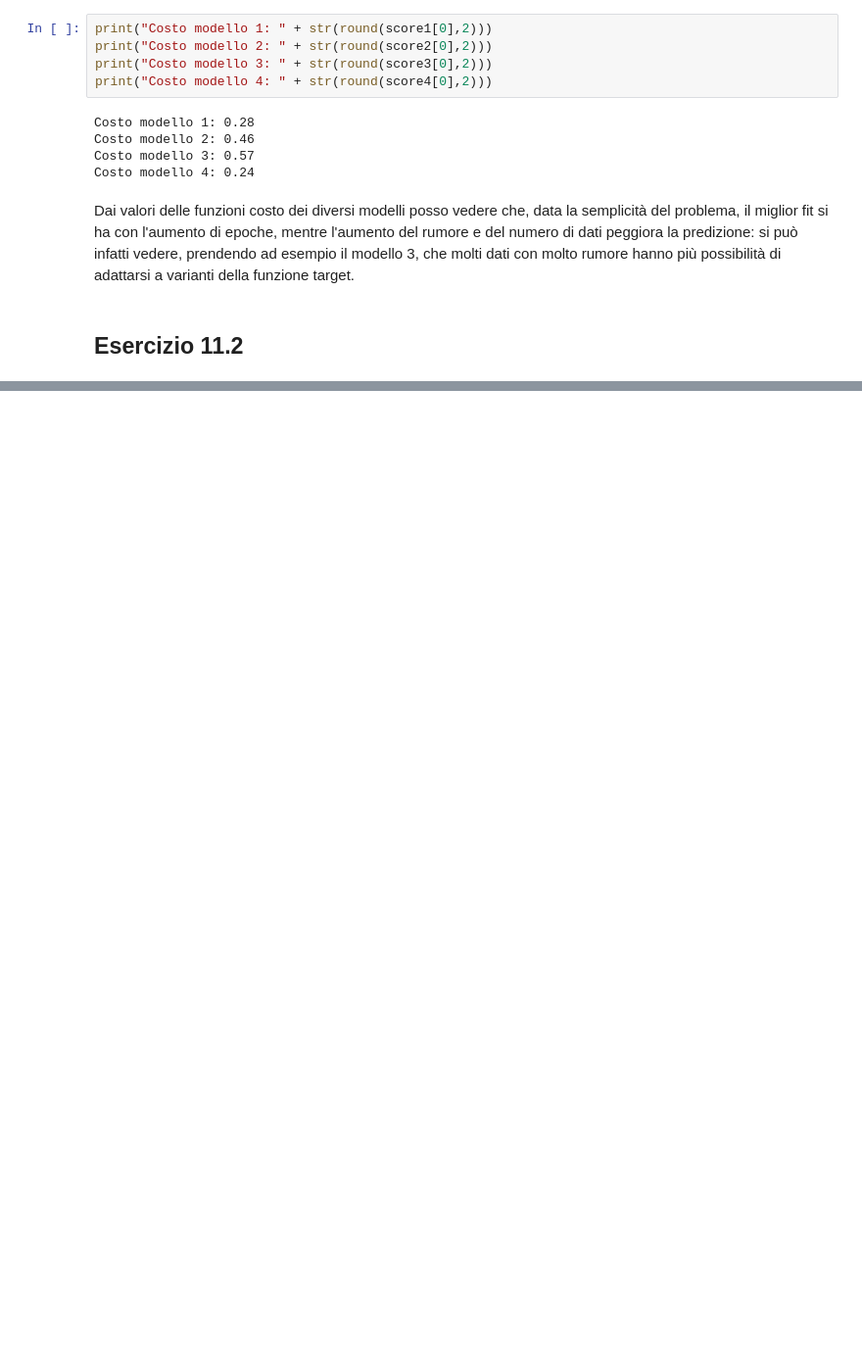
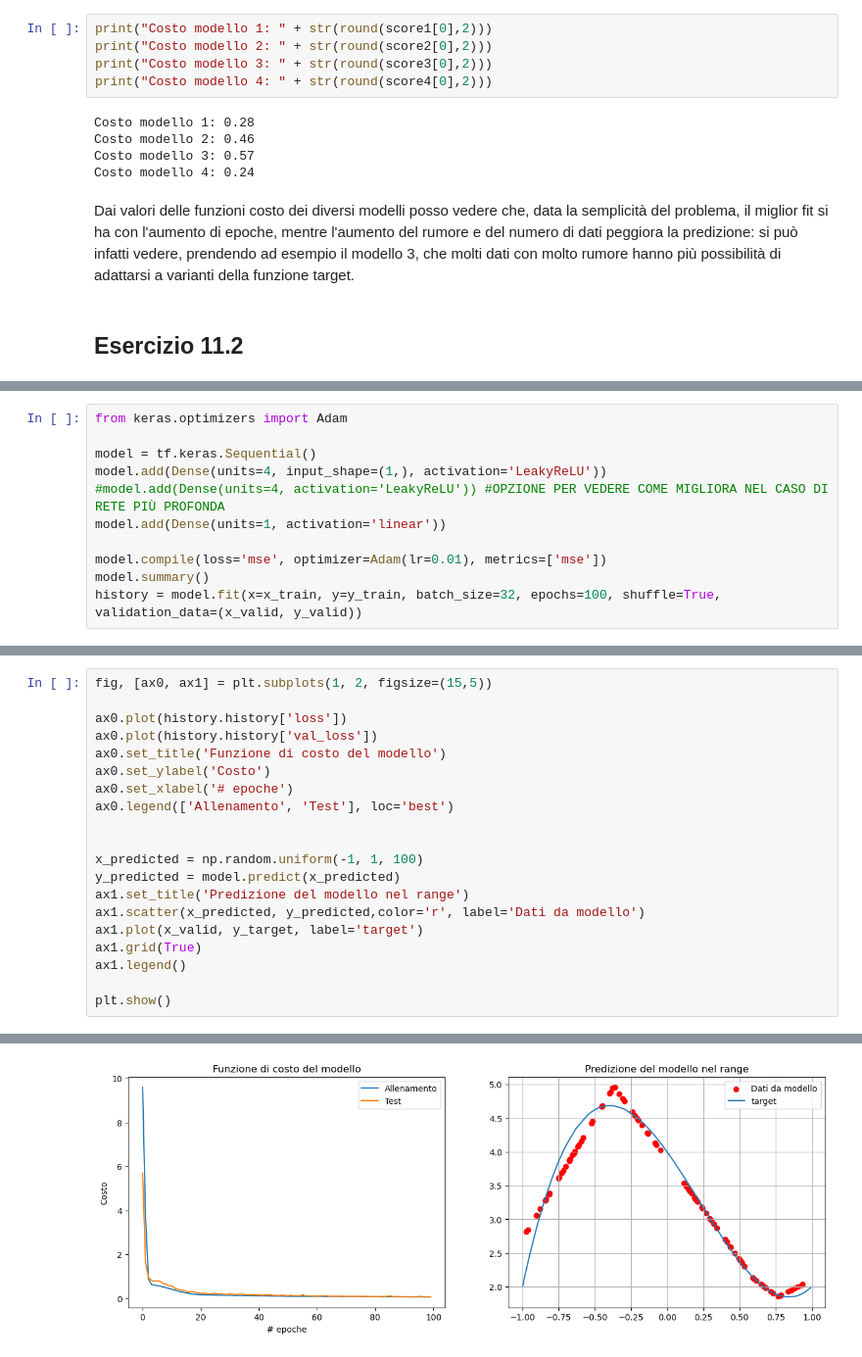
Before and after one commit to paolo-magnani/Esercizi_LSN, a Jupyter notebook: Es11/Esercitazione11.ipynb, the cells around one changed output, grey strips where cells are left out. Shown at 98% size. Cells and saved outputs as stored; diff of their text form; blank space fills up the shorter version.

```diff
--- a/Es11/Esercitazione11.ipynb
+++ b/Es11/Esercitazione11.ipynb
@@ -265,0 +293,11 @@ L'esercizio bla bla bla
+# %%
+from keras.optimizers import Adam
+
+model = tf.keras.Sequential()
+model.add(Dense(units=4, input_shape=(1,), activation='LeakyReLU'))
+#model.add(Dense(units=4, activation='LeakyReLU')) #OPZIONE PER VEDERE COME MIGLIORA NEL CASO DI RETE PIÙ PROFONDA
+model.add(Dense(units=1, activation='linear'))
+
+model.compile(loss='mse', optimizer=Adam(lr=0.01), metrics=['mse'])
+model.summary()
+history = model.fit(x=x_train, y=y_train, batch_size=32, epochs=100, shuffle=True, validation_data=(x_valid, y_valid))
@@ -265,0 +322,21 @@ L'esercizio bla bla bla
+# %%
+fig, [ax0, ax1] = plt.subplots(1, 2, figsize=(15,5))
+
+ax0.plot(history.history['loss'])
+ax0.plot(history.history['val_loss'])
+ax0.set_title('Funzione di costo del modello')
+ax0.set_ylabel('Costo')
+ax0.set_xlabel('# epoche')
+ax0.legend(['Allenamento', 'Test'], loc='best')
+
+
+x_predicted = np.random.uniform(-1, 1, 100)
+y_predicted = model.predict(x_predicted)
+ax1.set_title('Predizione del modello nel range')
+ax1.scatter(x_predicted, y_predicted,color='r', label='Dati da modello')
+ax1.plot(x_valid, y_target, label='target')
+ax1.grid(True)
+ax1.legend()
+
+plt.show()
+# %% [output]
@@ -265,0 +344 @@ L'esercizio bla bla bla
+[figure, added]
```
Also changed, not shown: parts of 18 cells of this notebook.
